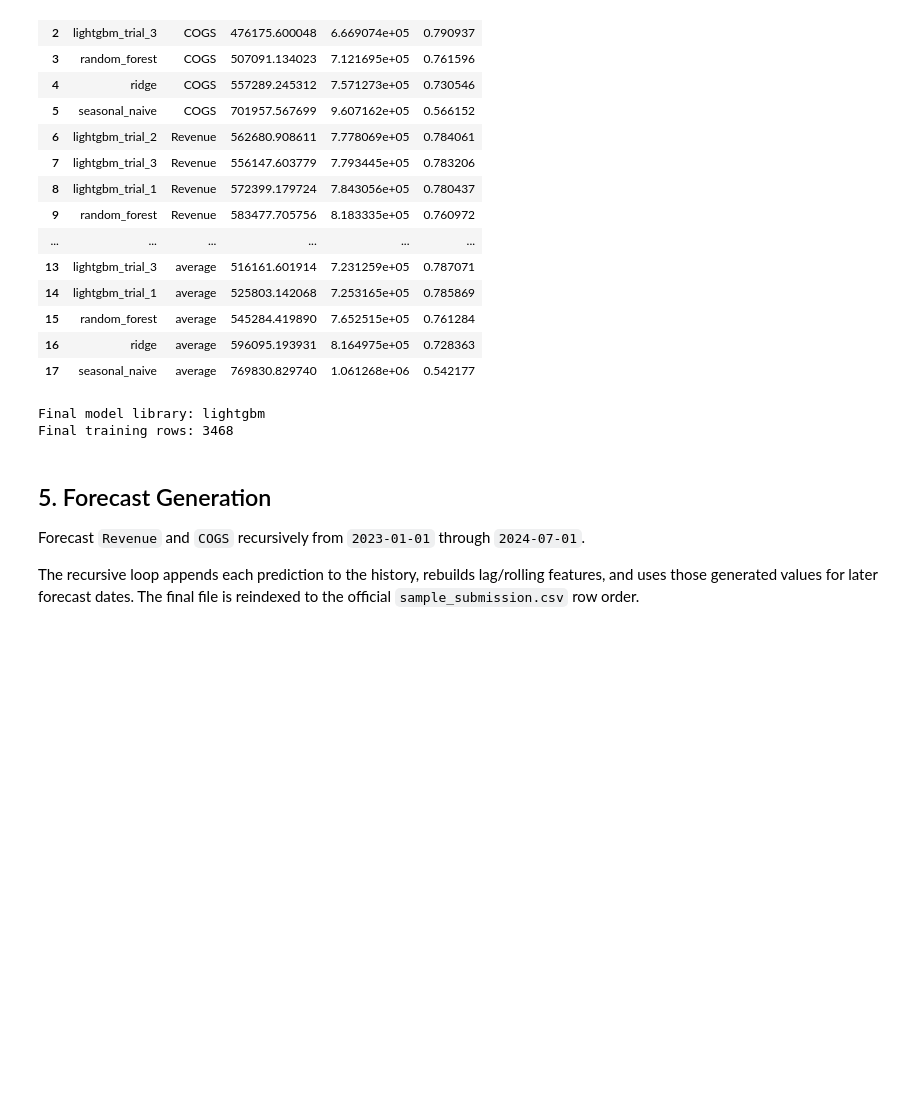
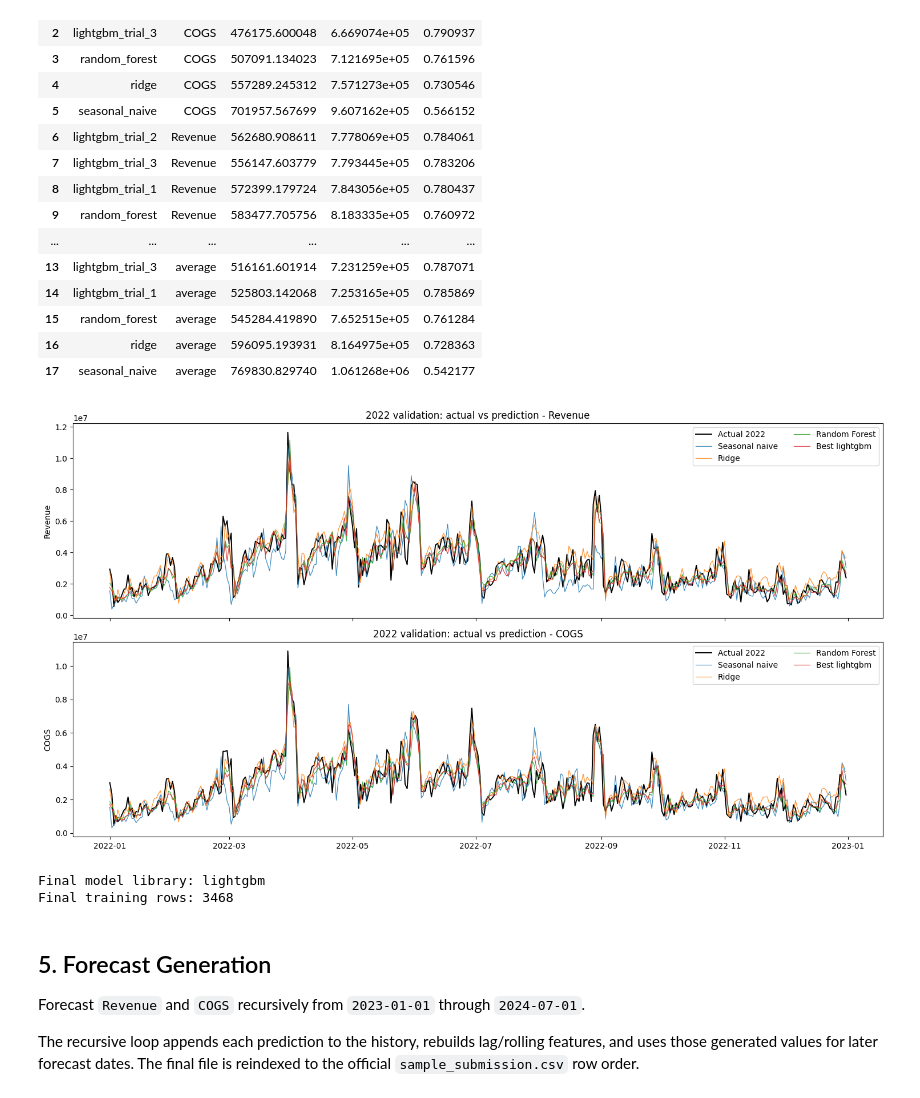
Before and after one commit to NgTHung/DATATHON-2026-r1, a Jupyter notebook: notebooks/03_sale_forecast_baseline.ipynb, the cells around one changed output. Drawn from its saved outputs; the diff is of its cells as text; code cells hidden in the pictures; blank space fills up the shorter version.

```diff
--- a/notebooks/03_sale_forecast_baseline.ipynb
+++ b/notebooks/03_sale_forecast_baseline.ipynb
@@ -288,10 +287,12 @@ Models:
 - Hyperparameters are selected by the 2022 validation score.
 # %%
 validation_results = []
+validation_predictions = {}
 models = {}
 
 # Seasonal naive baseline uses engineered lag_365 features.
 seasonal_naive_pred = X_val[["Revenue_lag_365", "COGS_lag_365"]].to_numpy()
+validation_predictions["seasonal_naive"] = seasonal_naive_pred
 validation_results.append(regression_metrics(y_val, seasonal_naive_pred, "seasonal_naive"))
 
 ridge_model = make_pipeline(
@@ -300,7 +301,9 @@ ridge_model = make_pipeline(
 )
 ridge_model.fit(X_train, y_train)
 models["ridge"] = ridge_model
-validation_results.append(regression_metrics(y_val, ridge_model.predict(X_val), "ridge"))
+ridge_pred = ridge_model.predict(X_val)
+validation_predictions["ridge"] = ridge_pred
+validation_results.append(regression_metrics(y_val, ridge_pred, "ridge"))
 
 rf_model = RandomForestRegressor(
     n_estimators=300,
@@ -311,7 +314,9 @@ rf_model = RandomForestRegressor(
 )
 rf_model.fit(X_train, y_train)
 models["random_forest"] = rf_model
-validation_results.append(regression_metrics(y_val, rf_model.predict(X_val), "random_forest"))
+rf_pred = rf_model.predict(X_val)
+validation_predictions["random_forest"] = rf_pred
+validation_results.append(regression_metrics(y_val, rf_pred, "random_forest"))
 
 validation_table = pd.concat(validation_results, ignore_index=True)
 validation_table
@@ -364,15 +369,18 @@ for trial_id, params in enumerate(candidate_params, start=1):
     model = MultiOutputRegressor(base_estimator)
     model.fit(X_train, y_train)
     pred = model.predict(X_val)
-    metrics = regression_metrics(y_val, pred, f"{library}_trial_{trial_id}")
+    model_name = f"{library}_trial_{trial_id}"
+    validation_predictions[model_name] = pred
+    metrics = regression_metrics(y_val, pred, model_name)
     avg_rmse = float(metrics.loc[metrics["target"] == "average", "RMSE"].iloc[0])
     boosting_trials.append({"trial": trial_id, "library": library, "avg_RMSE": avg_rmse, **params})
     validation_results.append(metrics)
     if avg_rmse < best_score:
         best_score = avg_rmse
-        best_boosting = {"library": library, "model": model, "params": params, "trial": trial_id}
+        best_boosting = {"library": library, "model": model, "params": params, "trial": trial_id, "model_name": model_name}
 
 models["final_boosting"] = best_boosting["model"]
+validation_predictions["best_boosting"] = validation_predictions[best_boosting["model_name"]]
 validation_table = pd.concat(validation_results, ignore_index=True)
 boosting_trials_df = pd.DataFrame(boosting_trials).sort_values("avg_RMSE")
 
@@ -404,6 +412,35 @@ validation_table.sort_values(["target", "RMSE"]).reset_index(drop=True)
 | 15 | random_forest | average | 545284.419890 | 7.652515e+05 | 0.761284 |
 | 16 | ridge | average | 596095.193931 | 8.164975e+05 | 0.728363 |
 | 17 | seasonal_naive | average | 769830.829740 | 1.061268e+06 | 0.542177 |
+# %%
+# 2022 validation plot for verification before refitting on all history.
+plot_models = [
+    ("seasonal_naive", "Seasonal naive"),
+    ("ridge", "Ridge"),
+    ("random_forest", "Random Forest"),
+    ("best_boosting", f"Best {best_boosting['library']}"),
+]
+
+fig, axes = plt.subplots(2, 1, figsize=(15, 8), sharex=True)
+for target_idx, target in enumerate(TARGET_COLS):
+    ax = axes[target_idx]
+    ax.plot(model_table.loc[val_mask, "Date"], y_val[target], label="Actual 2022", color="black", linewidth=1.4)
+    for key, label in plot_models:
+        ax.plot(
+            model_table.loc[val_mask, "Date"],
+            validation_predictions[key][:, target_idx],
+            label=label,
+            linewidth=0.9,
+            alpha=0.85,
+        )
+    ax.set_title(f"2022 validation: actual vs prediction - {target}")
+    ax.set_ylabel(target)
+    ax.legend(ncol=2)
+
+plt.tight_layout()
+plt.show()
+# %% [output]
+[figure, added]
 # %%
 # Refit final boosting model on all available model-ready historical data before forecasting.
 X_full = model_table[feature_cols]
```
Also changed, not shown: parts of 1 cell of this notebook, 36 other files.
